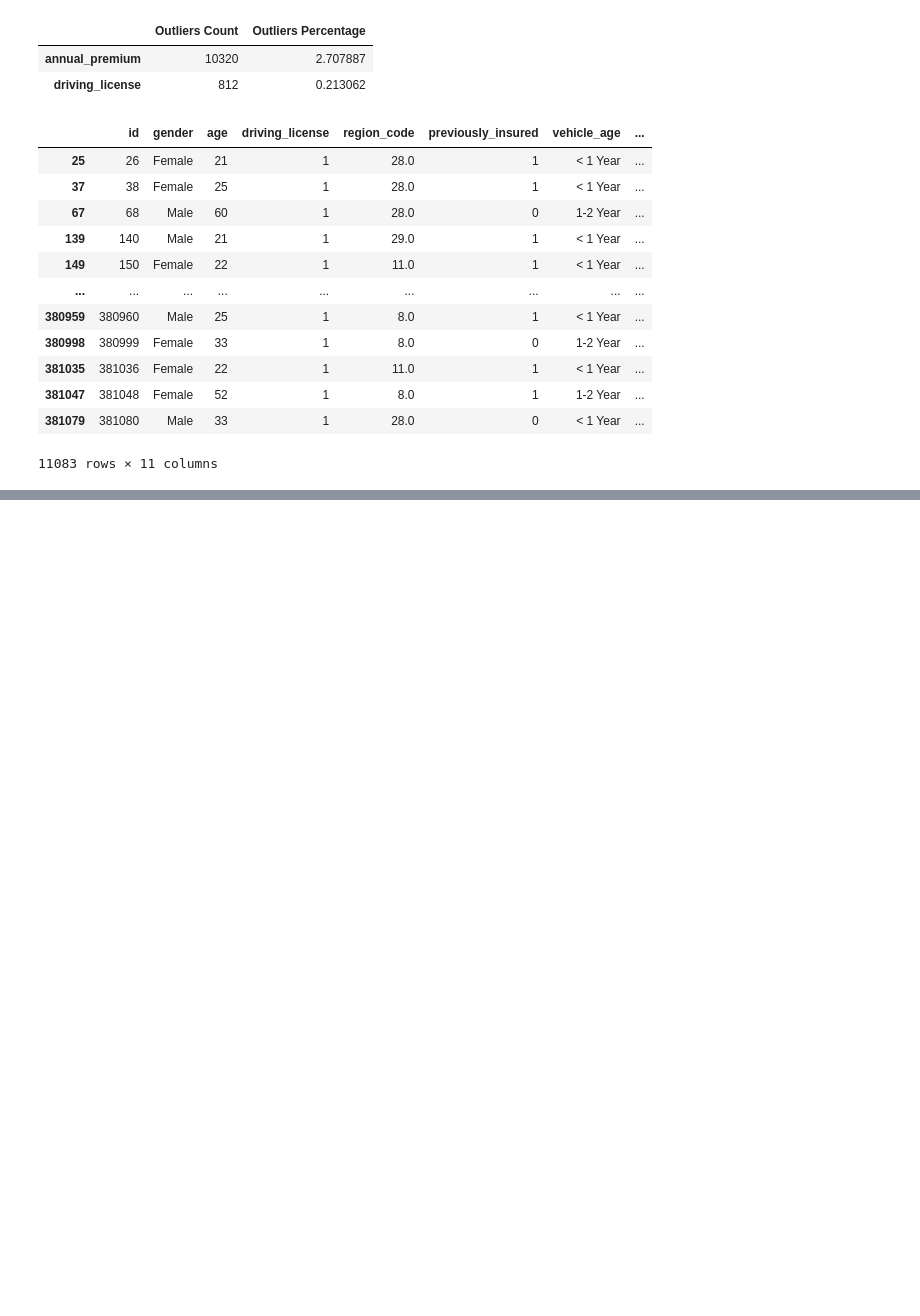
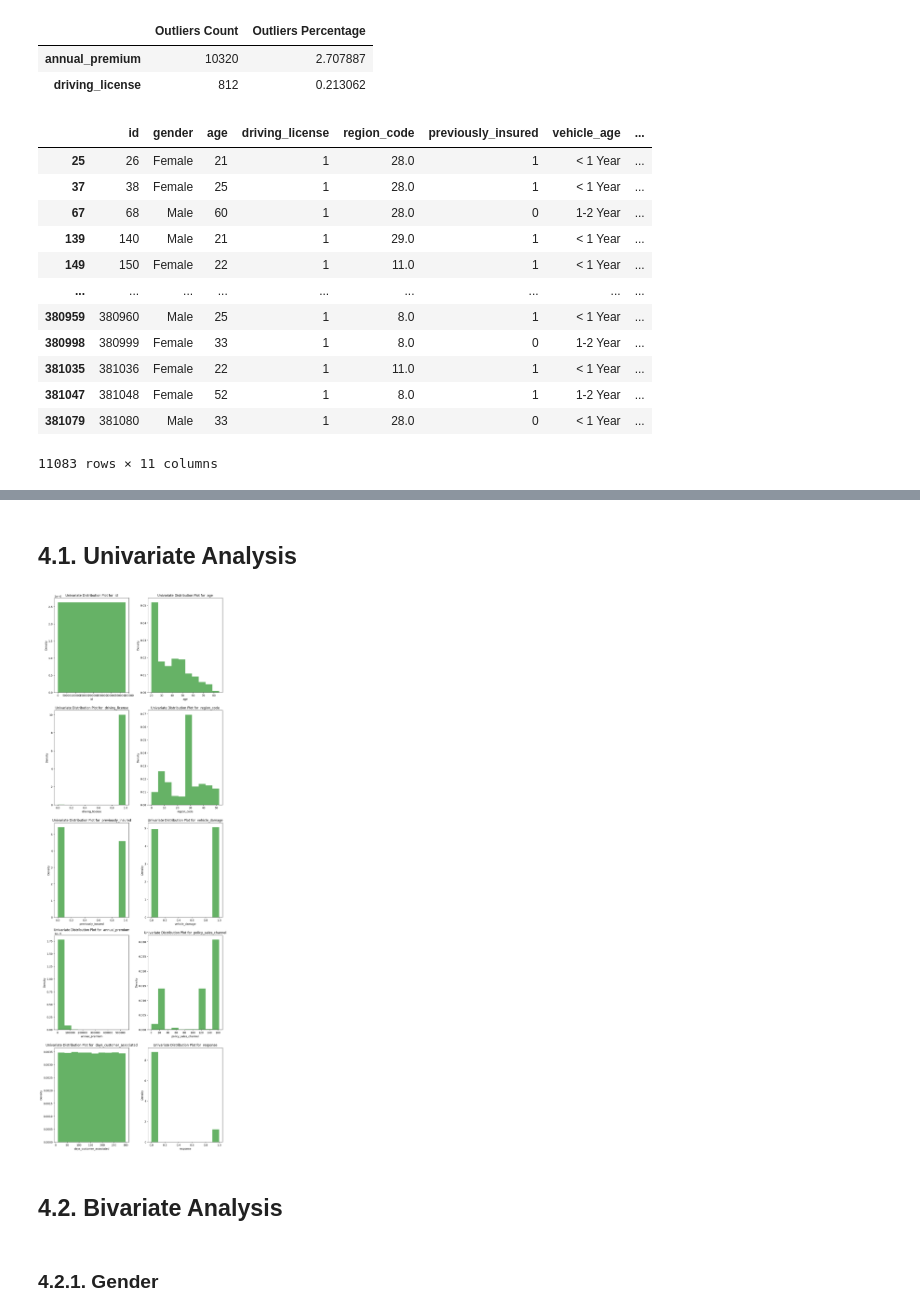
Before and after one commit to lfaferreira/predict-health-insurance-cross-sell, a Jupyter notebook: notebooks/cicle1_health_insurance_cross_sell_prediction.ipynb, the cells around one changed output, grey strips where cells are left out. Saved outputs shown, nothing was run; the diff lists cells and outputs as text; code cells hidden in the pictures; blank space fills up the shorter version.

```diff
--- a/notebooks/cicle1_health_insurance_cross_sell_prediction.ipynb
+++ b/notebooks/cicle1_health_insurance_cross_sell_prediction.ipynb
@@ -78,3 +86,22 @@ def find_and_analyze_outliers(data):
+# %%
+def plot_univariate_distribution(data):
+    num_attributes = get_numerical_attributes(data)
+
+    num_rows = round(len(num_attributes.columns)/3)
+    num_cols = 3
+
+    plt.figure(figsize=(10, 30))
+
+    for i, column in enumerate(num_attributes.columns):
+        plt.subplot(5, 2, i+1)
+        plt.hist(num_attributes[column], density=True, alpha=0.6, color='g')
+
+        plt.title(f'Univariate Distribution Plot for  {column}')
+        plt.xlabel(f'{column}')
+        plt.ylabel('Density')
+
+    plt.tight_layout()
+    plt.show()
 # %% [markdown]
 ## 0.3. Loading Data
 # %%
@@ -353 +271,7 @@ df3.sample(5).T
 | response | 0 | 0 | 0 | 0 | 0 |
+# %%
+# vehicle_age
+df2['vehicle_age'] = df2['vehicle_age'].apply(lambda x: 'over_2_years' if x == '> 2 Years' else 'between_1_2_years' if x == '1-2 Year'  else 'below_1_years')
+
+# vehicle_damage
+df2['vehicle_damage'] = df2['vehicle_damage'].apply(lambda x: 1 if x == 'Yes' else 0)
@@ -353,0 +316,2 @@ df3.sample(5).T
+# %%
+df4 = df3.copy()
@@ -353,0 +334,10 @@ df3.sample(5).T
+# %% [markdown]
+## 4.1. Univariate Analysis
+# %%
+plot_univariate_distribution(df4)
+# %% [output]
+[figure, added]
+# %% [markdown]
+## 4.2. Bivariate Analysis
+# %% [markdown]
+### 4.2.1. Gender
```
Also changed, not shown: parts of 103 cells of this notebook.
